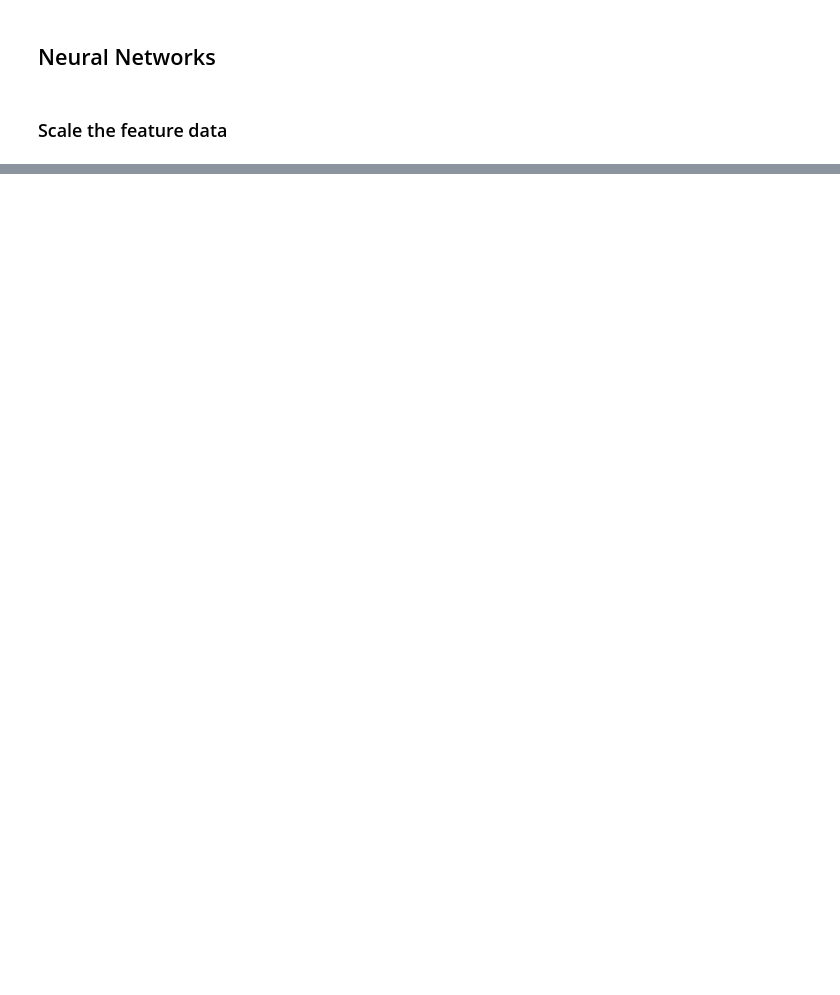
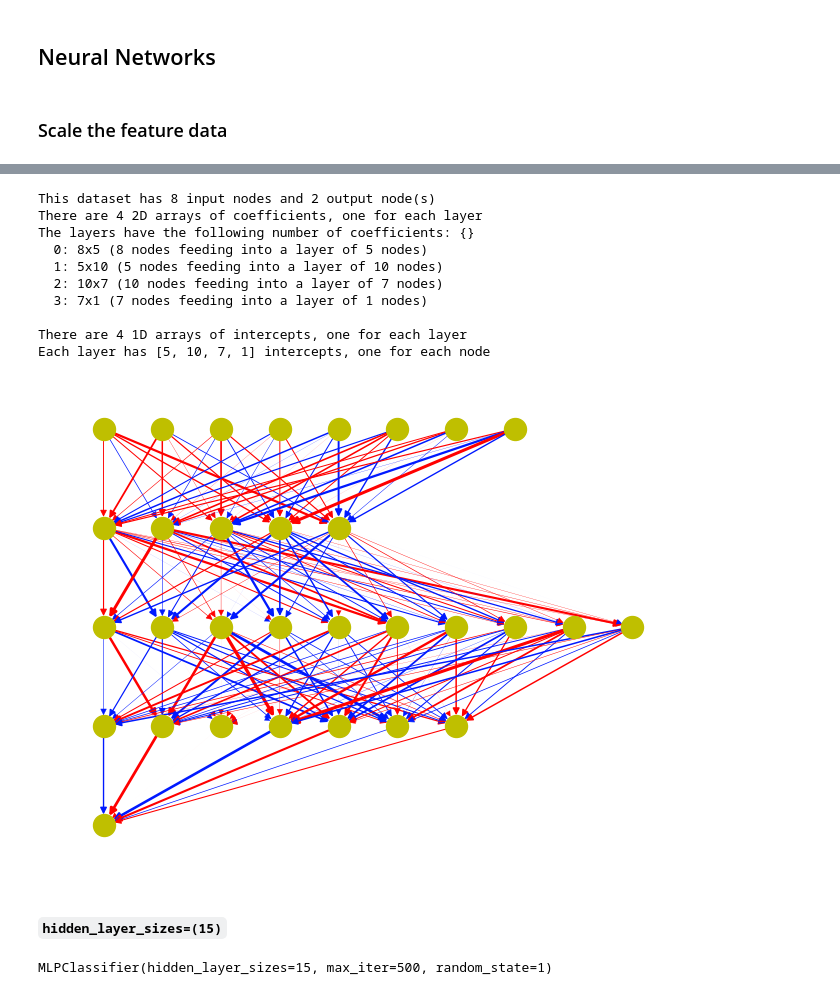
Before and after one commit to sadrajafari/cs5830_project8, a Jupyter notebook: project8.ipynb, the cells around one changed output, grey strips where cells are left out. Cells and saved outputs as stored; diff of their text form; code cells hidden in the pictures; blank space fills up the shorter version.

```diff
--- a/project8.ipynb
+++ b/project8.ipynb
@@ -214,0 +349,27 @@ show_ann(mlp)
+# %%
+mlp_info(mlp)
+show_ann(mlp)
+# %% [output]
+This dataset has 8 input nodes and 2 output node(s)
+There are 4 2D arrays of coefficients, one for each layer
+The layers have the following number of coefficients: {}
+  0: 8x5 (8 nodes feeding into a layer of 5 nodes)
+  1: 5x10 (5 nodes feeding into a layer of 10 nodes)
+  2: 10x7 (10 nodes feeding into a layer of 7 nodes)
+  3: 7x1 (7 nodes feeding into a layer of 1 nodes)
+
+There are 4 1D arrays of intercepts, one for each layer
+Each layer has [5, 10, 7, 1] intercepts, one for each node
+[figure, added]
+# %% [markdown]
+#### `hidden_layer_sizes=(15)`
+# %%
+mlp = MLPClassifier(
+    max_iter=500,
+    hidden_layer_sizes=(15),
+    random_state=1,
+)
+
+mlp.fit(X_train,y_train)
+# %% [output]
+MLPClassifier(hidden_layer_sizes=15, max_iter=500, random_state=1)
```
Also changed, not shown: parts of 21 cells of this notebook.
